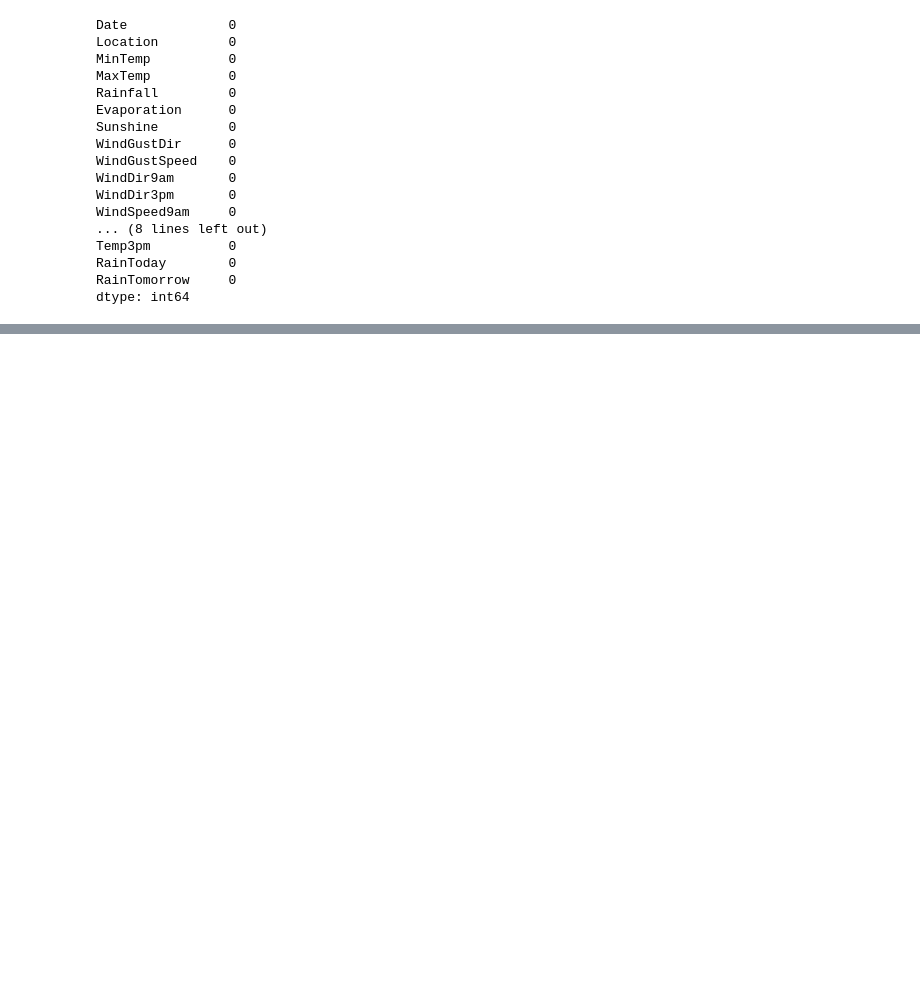
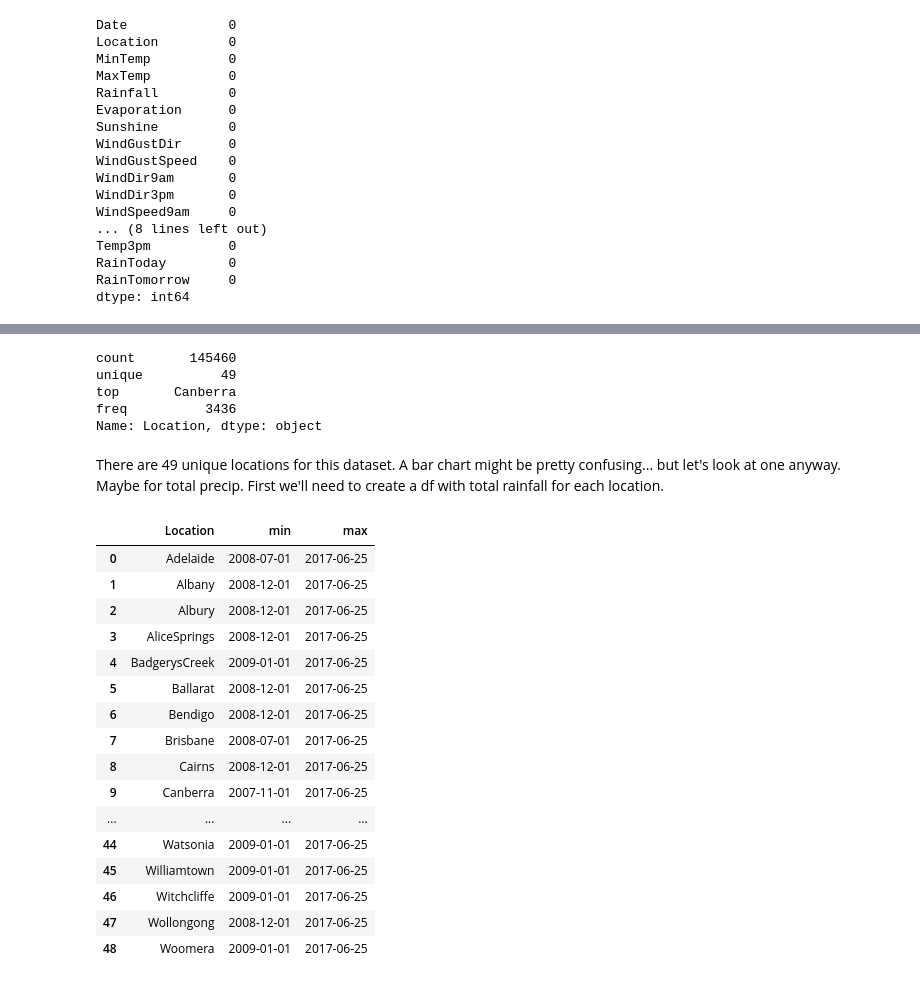
Before and after one commit to nickbartram/Australia_Rainfall, a Jupyter notebook: aus_rain.ipynb, the cells around one changed output, grey strips where cells are left out. Cells and saved outputs as stored; diff of their text form; code cells hidden in the pictures; blank space fills up the shorter version.

```diff
--- a/aus_rain.ipynb
+++ b/aus_rain.ipynb
@@ -88,0 +109,36 @@ dtype: int64
+# %%
+# Continue looking at location
+df['Location'].describe()
+# %% [output]
+count       145460
+unique          49
+top       Canberra
+freq          3436
+Name: Location, dtype: object
+# %% [markdown]
+There are 49 unique locations for this dataset. A bar chart might be pretty confusing... but let's look at one anyway. Maybe for total precip. First we'll need to create a df with total rainfall for each location.
+# %%
+# Let's check some data time stuff
+df['Date'] = pd.to_datetime(df['Date'])
+# %%
+# Group by location and get min/max dates, check to see if dates are roughly in same range
+date_ranges = df.groupby('Location')['Date'].agg(['min', 'max']).reset_index()
+date_ranges
+# %% [output]
+|  | Location | min | max |
+| 0 | Adelaide | 2008-07-01 | 2017-06-25 |
+| 1 | Albany | 2008-12-01 | 2017-06-25 |
+| 2 | Albury | 2008-12-01 | 2017-06-25 |
+| 3 | AliceSprings | 2008-12-01 | 2017-06-25 |
+| 4 | BadgerysCreek | 2009-01-01 | 2017-06-25 |
+| 5 | Ballarat | 2008-12-01 | 2017-06-25 |
+| 6 | Bendigo | 2008-12-01 | 2017-06-25 |
+| 7 | Brisbane | 2008-07-01 | 2017-06-25 |
+| 8 | Cairns | 2008-12-01 | 2017-06-25 |
+| 9 | Canberra | 2007-11-01 | 2017-06-25 |
+| ... | ... | ... | ... |
+| 44 | Watsonia | 2009-01-01 | 2017-06-25 |
+| 45 | Williamtown | 2009-01-01 | 2017-06-25 |
+| 46 | Witchcliffe | 2009-01-01 | 2017-06-25 |
+| 47 | Wollongong | 2008-12-01 | 2017-06-25 |
+| 48 | Woomera | 2009-01-01 | 2017-06-25 |
```
Also changed, not shown: parts of 6 cells of this notebook.
